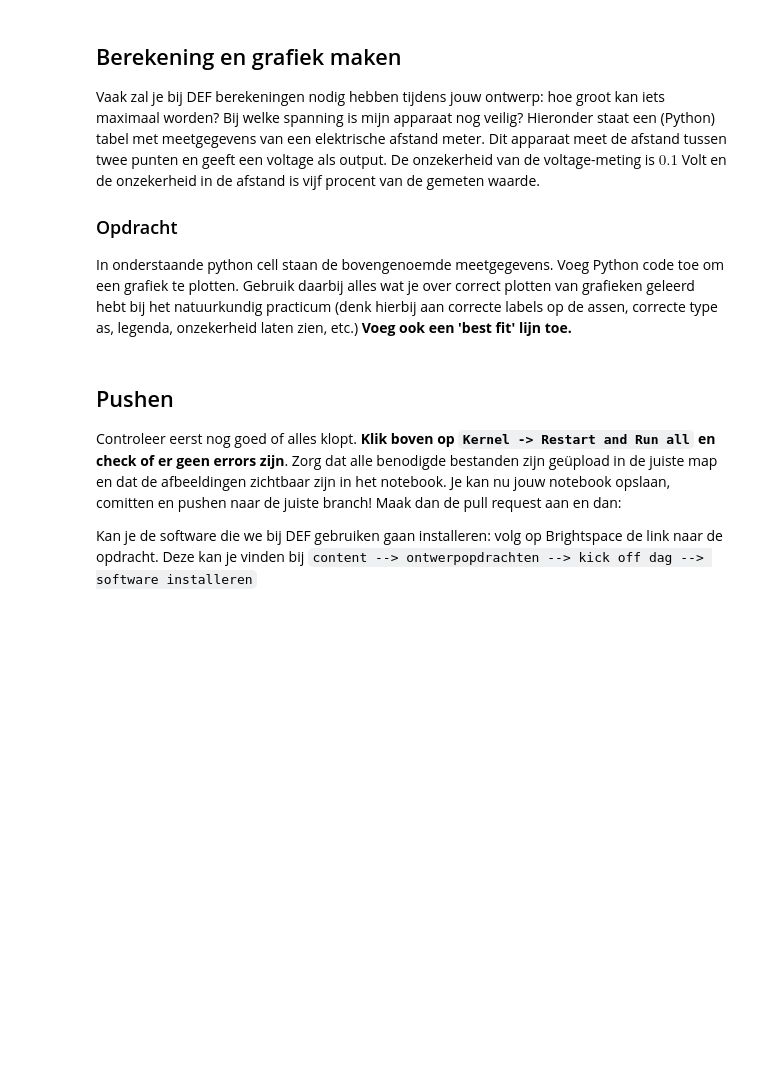
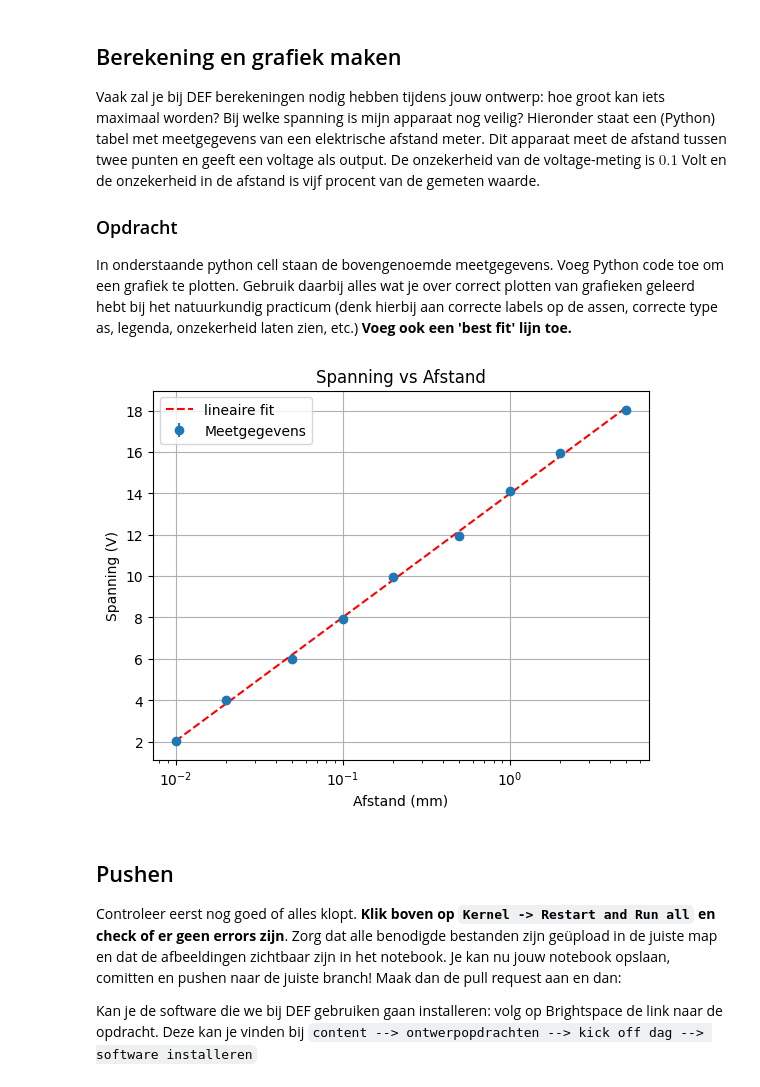
Before and after one commit to caspernicolaas/opdrachten-DEF-D-FORK, a Jupyter notebook: FysiekeOntwerpopdrachten/0KickOffDag/KickoffdagTestAssignment.ipynb, the cells around one changed output. Cells and saved outputs as stored; diff of their text form; code cells hidden in the pictures; blank space fills up the shorter version.

```diff
--- a/FysiekeOntwerpopdrachten/0KickOffDag/KickoffdagTestAssignment.ipynb
+++ b/FysiekeOntwerpopdrachten/0KickOffDag/KickoffdagTestAssignment.ipynb
@@ -65,15 +65,40 @@ In onderstaande python cell staan de bovengenoemde meetgegevens. Voeg Python cod
 # %%
 # Importeren van numpy en matplotlib library
 %matplotlib inline
 import numpy as np
 import matplotlib.pyplot as plt
 
 # Meetgegevens: afstand in millimeter, spanning in Volt
 afstand = np.array([0.01,0.02,0.05,0.1,0.2,0.5,1.0,2.0,5.0])
 spanning = np.array([2.01868928,4.01442631,5.99586649,7.91166258,9.96850493,11.96229652
                      ,14.1133456,15.93947672,18.04932637])
 
+#in logaritmemische schaal zien we dat het y=ax+b is, dus we kunnen een lineaire fit maken van log(afstand) tegen spanning
+def linear_fit(x, a, b):
+    return a * x + b
+
+from scipy.optimize import curve_fit
+popt, pcov = curve_fit(linear_fit, np.log(afstand), spanning)
+
+a_fit = popt[0]
+b_fit = popt[1]
+
+xtest = np.linspace(min(afstand), max(afstand), 1000)
+ytest = linear_fit(np.log(xtest), a_fit, b_fit)
+
 # Vul hieronder je eigen code aan om de grafiek te maken. Vergeet niet ook de onzekerheid en de fit!
+plt.figure()
+plt.errorbar(afstand, spanning, yerr=0.1, fmt='o', label='Meetgegevens')
+plt.plot(xtest, ytest, 'r--', label='lineaire fit')
+plt.xscale('log')
+plt.xlabel('Afstand (mm)')
+plt.ylabel('Spanning (V)')
+plt.title('Spanning vs Afstand')
+plt.grid()
+plt.legend()
+plt.show()
+# %% [output]
+[figure, added]
 # %% [markdown]
 ## Pushen
 
```
Also changed, not shown: parts of 2 cells of this notebook, 1 other file.
